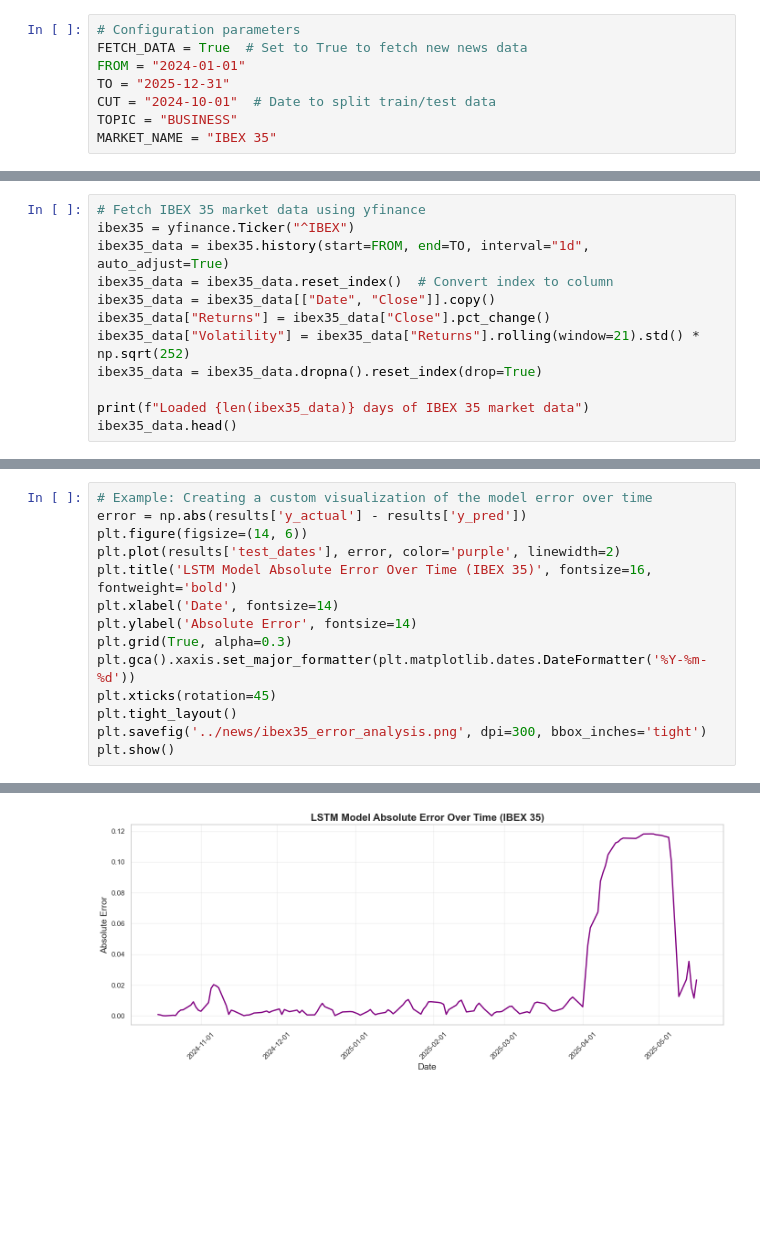
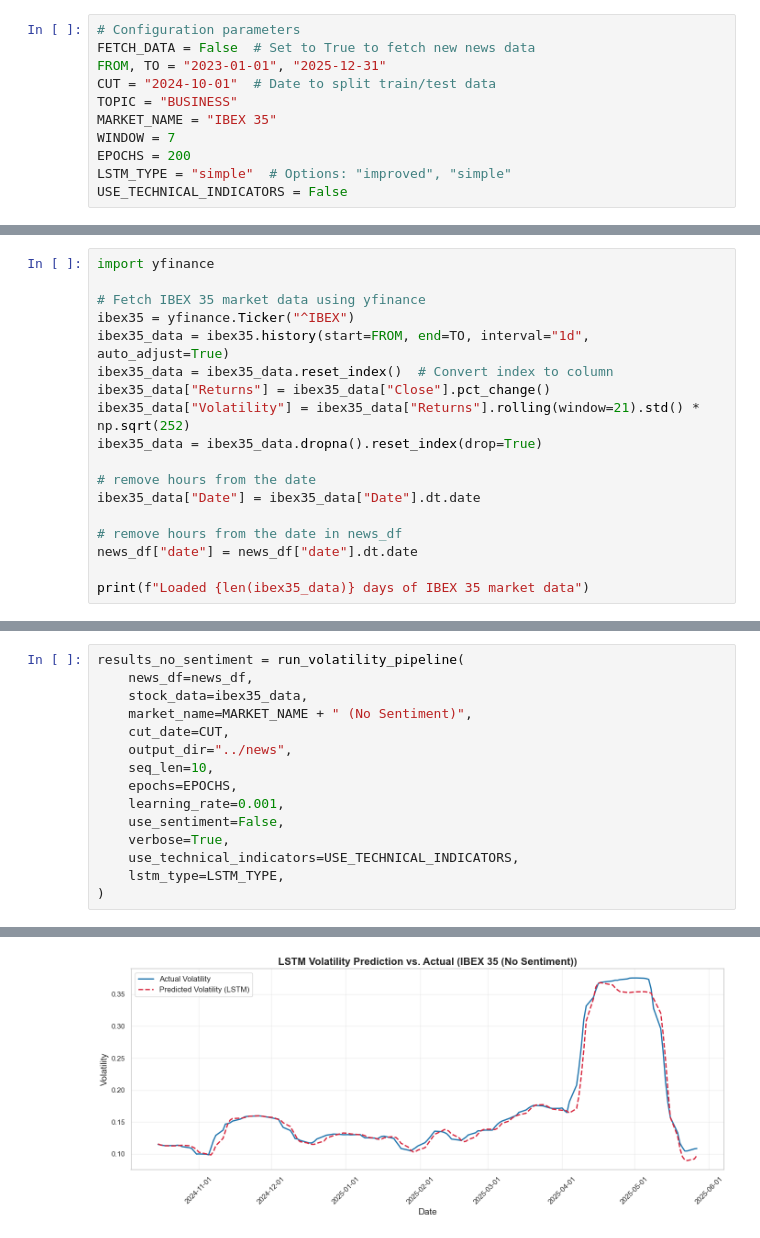
Before and after one commit to nestorojeda/DistilBERTFinancialSentiment, a Jupyter notebook: notebooks/5_volatility_analysis_ibex.ipynb, the cells around one changed output, grey strips where cells are left out. Saved outputs shown, nothing was run; the diff lists cells and outputs as text; blank space fills up the shorter version.

```diff
--- a/notebooks/5_volatility_analysis_ibex.ipynb
+++ b/notebooks/5_volatility_analysis_ibex.ipynb
@@ -18,11 +18,14 @@ import yfinance
 # %%
 # Configuration parameters
-FETCH_DATA = True  # Set to True to fetch new news data
-FROM = "2024-01-01"
-TO = "2025-12-31"
+FETCH_DATA = False  # Set to True to fetch new news data
+FROM, TO = "2023-01-01", "2025-12-31"
 CUT = "2024-10-01"  # Date to split train/test data
 TOPIC = "BUSINESS"
 MARKET_NAME = "IBEX 35"
+WINDOW = 7
+EPOCHS = 200
+LSTM_TYPE = "simple"  # Options: "improved", "simple"
+USE_TECHNICAL_INDICATORS = False
 # %%
 keywords = [
     "IBEX",  # IBEX 35
@@ -106,13 +98,19 @@ Fetched 60 news articles
 # %%
+import yfinance
+
 # Fetch IBEX 35 market data using yfinance
 ibex35 = yfinance.Ticker("^IBEX")
 ibex35_data = ibex35.history(start=FROM, end=TO, interval="1d", auto_adjust=True)
 ibex35_data = ibex35_data.reset_index()  # Convert index to column
-ibex35_data = ibex35_data[["Date", "Close"]].copy()
 ibex35_data["Returns"] = ibex35_data["Close"].pct_change()
 ibex35_data["Volatility"] = ibex35_data["Returns"].rolling(window=21).std() * np.sqrt(252)
 ibex35_data = ibex35_data.dropna().reset_index(drop=True)
 
+# remove hours from the date
+ibex35_data["Date"] = ibex35_data["Date"].dt.date
+
+# remove hours from the date in news_df
+news_df["date"] = news_df["date"].dt.date
+
 print(f"Loaded {len(ibex35_data)} days of IBEX 35 market data")
-ibex35_data.head()
 # %% [output]
@@ -170,15 +161,16 @@ R2: 0.737329
 # %%
-# Example: Creating a custom visualization of the model error over time
-error = np.abs(results['y_actual'] - results['y_pred'])
-plt.figure(figsize=(14, 6))
-plt.plot(results['test_dates'], error, color='purple', linewidth=2)
-plt.title('LSTM Model Absolute Error Over Time (IBEX 35)', fontsize=16, fontweight='bold')
-plt.xlabel('Date', fontsize=14)
-plt.ylabel('Absolute Error', fontsize=14)
-plt.grid(True, alpha=0.3)
-plt.gca().xaxis.set_major_formatter(plt.matplotlib.dates.DateFormatter('%Y-%m-%d'))
-plt.xticks(rotation=45)
-plt.tight_layout()
-plt.savefig('../news/ibex35_error_analysis.png', dpi=300, bbox_inches='tight')
-plt.show()
+results_no_sentiment = run_volatility_pipeline(
+    news_df=news_df,
+    stock_data=ibex35_data,
+    market_name=MARKET_NAME + " (No Sentiment)",
+    cut_date=CUT,
+    output_dir="../news",
+    seq_len=10,
+    epochs=EPOCHS,
+    learning_rate=0.001,
+    use_sentiment=False,
+    verbose=True,
+    use_technical_indicators=USE_TECHNICAL_INDICATORS,
+    lstm_type=LSTM_TYPE,
+)
 # %% [output]
@@ -185 +194 @@ plt.show()
-[figure, old version]
+[figure, new version]
```
Also changed, not shown: parts of 10 cells of this notebook, 2 other files.
